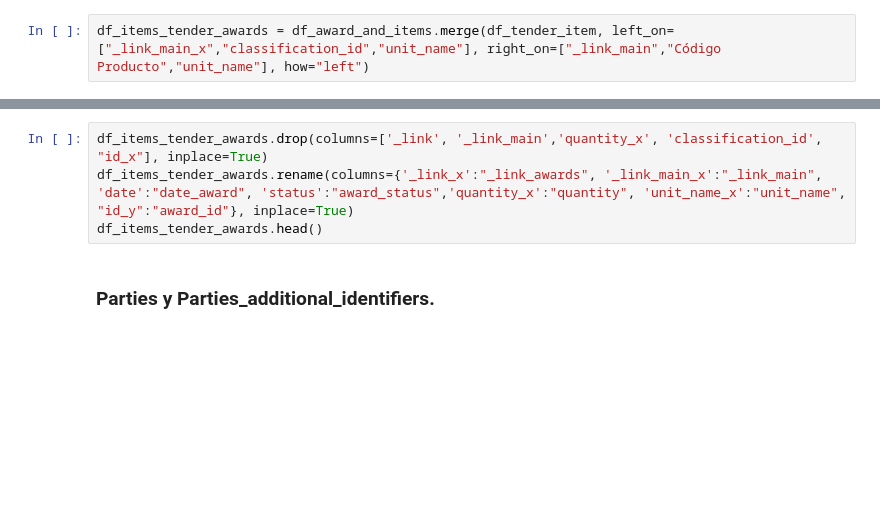
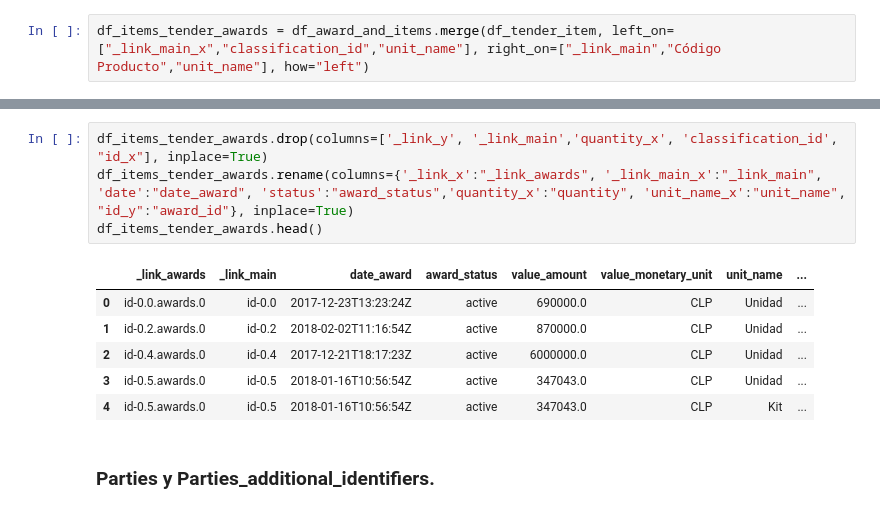
Before and after one commit to Camila-Rojas-05/Proyecto-IMT-2200-1-Grupo-14, a Jupyter notebook: Datos y trabajo con muestras/Revision_limpieza_2018.ipynb, the cells around one changed output, grey strips where cells are left out. Cells and saved outputs as stored; diff of their text form; blank space fills up the shorter version.

```diff
--- a/Datos y trabajo con muestras/Revision_limpieza_2018.ipynb
+++ b/Datos y trabajo con muestras/Revision_limpieza_2018.ipynb
@@ -613,7 +1098,14 @@ df_items_tender_awards.columns
 # %%
-df_items_tender_awards.drop(columns=['_link', '_link_main','quantity_x', 'classification_id', "id_x"], inplace=True)
+df_items_tender_awards.drop(columns=['_link_y', '_link_main','quantity_x', 'classification_id', "id_x"], inplace=True)
 df_items_tender_awards.rename(columns={'_link_x':"_link_awards", '_link_main_x':"_link_main", 'date':"date_award", 'status':"award_status",'quantity_x':"quantity", 'unit_name_x':"unit_name", "id_y":"award_id"}, inplace=True)
 df_items_tender_awards.head()
+# %% [output]
+|  | _link_awards | _link_main | date_award | award_status | value_amount | value_monetary_unit | unit_name | ... |
+| 0 | id-0.0.awards.0 | id-0.0 | 2017-12-23T13:23:24Z | active | 690000.0 | CLP | Unidad | ... |
+| 1 | id-0.2.awards.0 | id-0.2 | 2018-02-02T11:16:54Z | active | 870000.0 | CLP | Unidad | ... |
+| 2 | id-0.4.awards.0 | id-0.4 | 2017-12-21T18:17:23Z | active | 6000000.0 | CLP | Unidad | ... |
+| 3 | id-0.5.awards.0 | id-0.5 | 2018-01-16T10:56:54Z | active | 347043.0 | CLP | Unidad | ... |
+| 4 | id-0.5.awards.0 | id-0.5 | 2018-01-16T10:56:54Z | active | 347043.0 | CLP | Kit | ... |
 # %% [markdown]
 ### Parties y Parties_additional_identifiers.
 # %%
```
Also changed, not shown: parts of 84 cells of this notebook.
